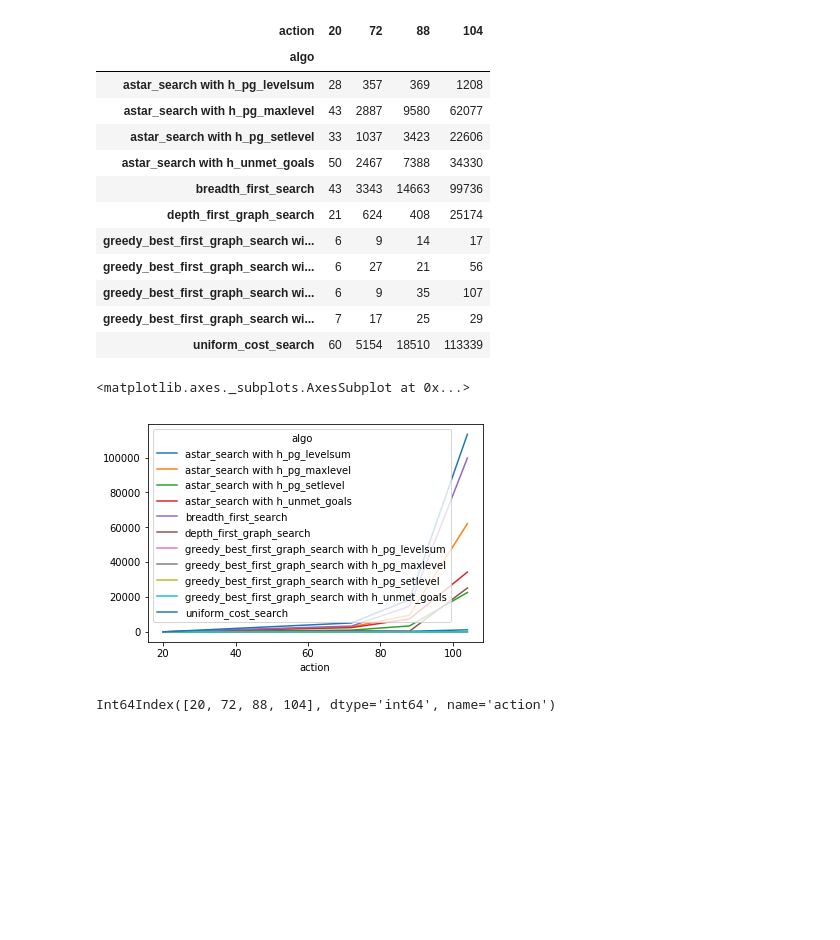
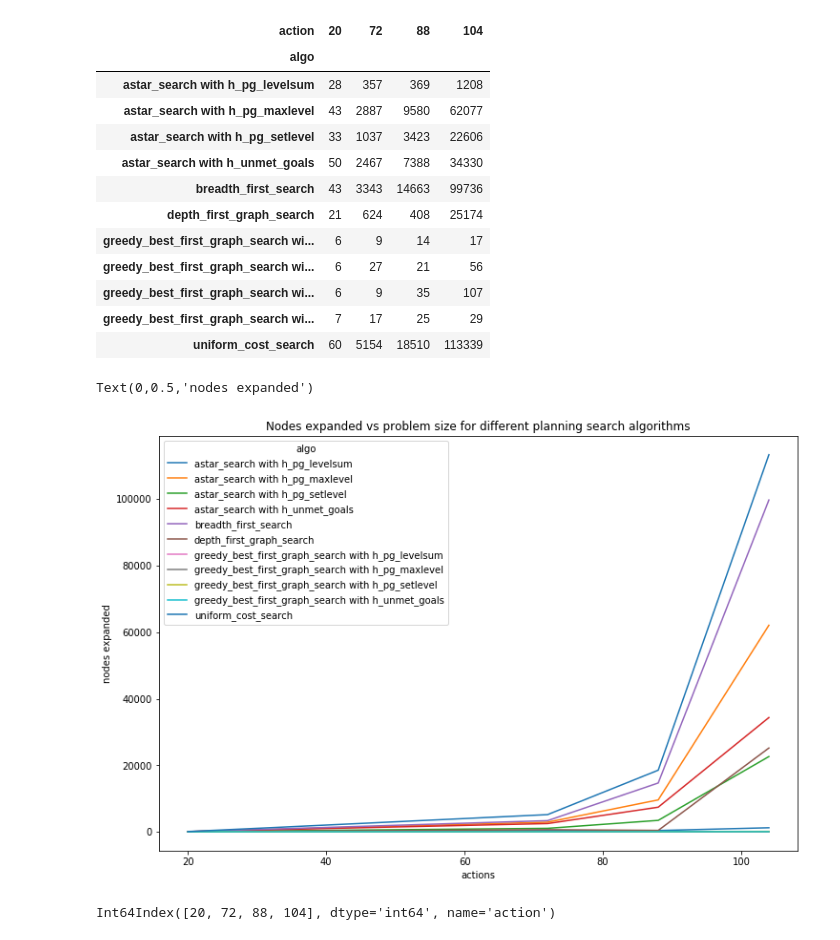
Before and after one commit to wwymak/udacity-ai-nd-projects, a Jupyter notebook: 2_Classical Planning/vis-outputs.ipynb, the cells around one changed output. Drawn from its saved outputs; the diff is of its cells as text; code cells hidden in the pictures; blank space fills up the shorter version.

```diff
--- a/2_Classical Planning/vis-outputs.ipynb
+++ b/2_Classical Planning/vis-outputs.ipynb
@@ -42,11 +76,13 @@ pivot
 | greedy_best_first_graph_search wi... | 6 | 9 | 35 | 107 |
 | greedy_best_first_graph_search wi... | 7 | 17 | 25 | 29 |
 | uniform_cost_search | 60 | 5154 | 18510 | 113339 |
-# %%
-pivot2.plot()
-# %% [output]
-<matplotlib.axes._subplots.AxesSubplot at 0x...>
-[figure, removed]
+# %%
+ax = pivot2.plot(title="Nodes expanded vs problem size for different planning search algorithms", figsize=(12,8))
+ax.set_xlabel("actions")
+ax.set_ylabel("nodes expanded")
+# %% [output]
+Text(0,0.5,'nodes expanded')
+[figure, added]
 # %%
 pivot2 = pd.pivot_table(df, 'nodes_expanded', 'action', 'algo')
 
```
Also changed, not shown: parts of 5 cells of this notebook.
